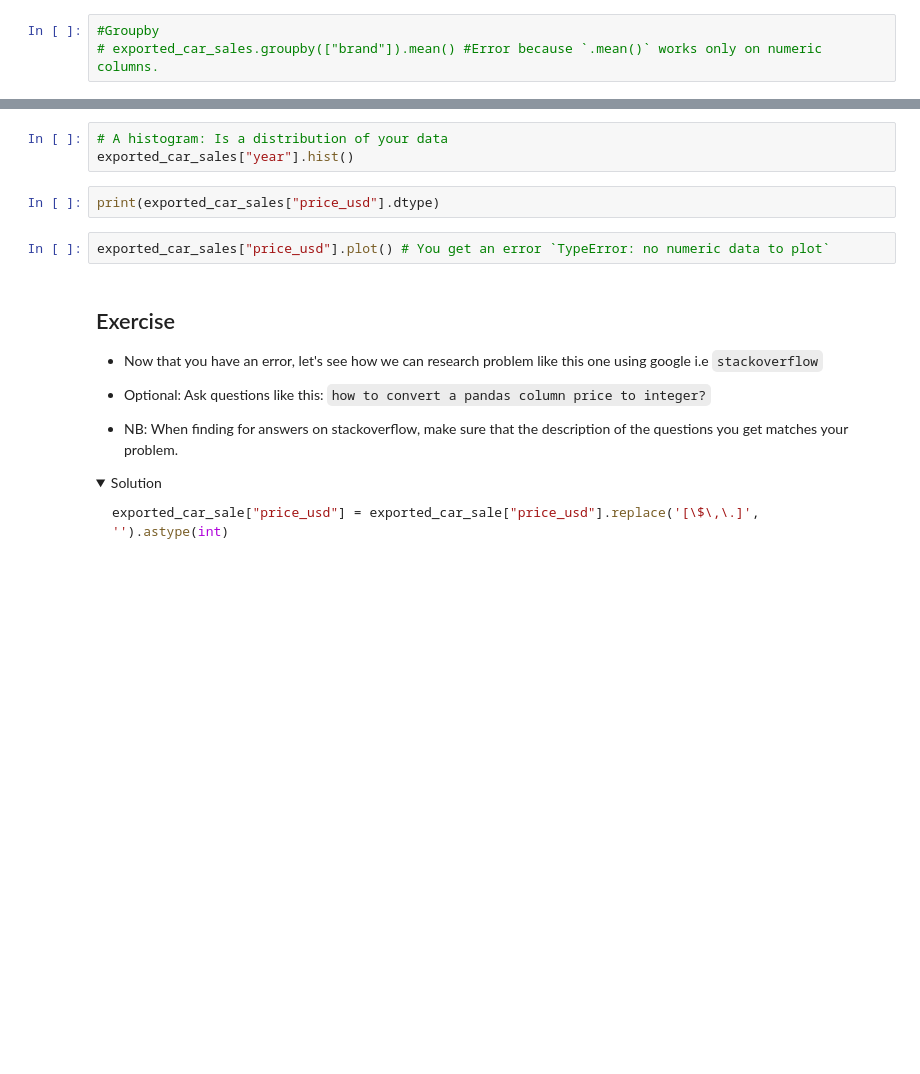
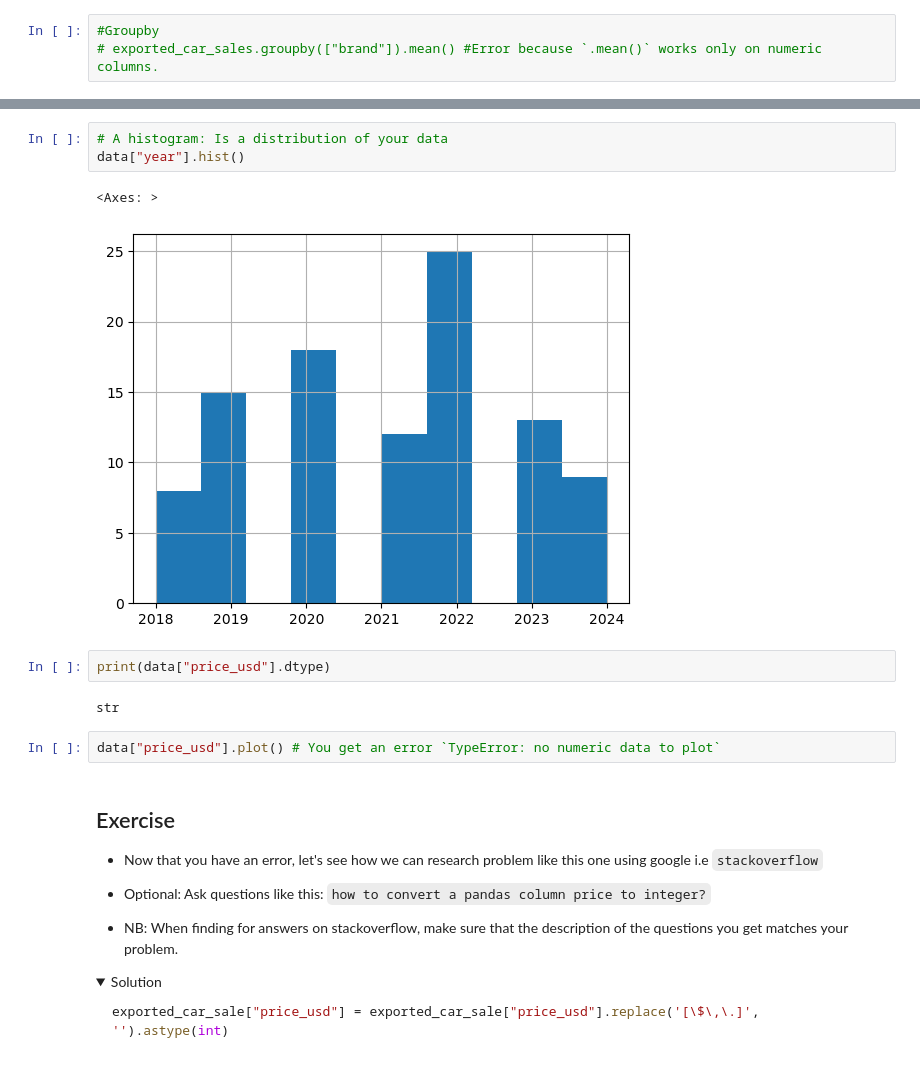
Before and after one commit to devmab24/3Logy-NDI-AI-ML-Crash, a Jupyter notebook: docs/pandas_matplotlib_numpy/Beginner_Pandas_Matplotlib_NumPy_Practice_Manual.ipynb, the cells around one changed output, grey strips where cells are left out. Cells and saved outputs as stored; diff of their text form; folded sections open; blank space fills up the shorter version.

```diff
--- a/docs/pandas_matplotlib_numpy/Beginner_Pandas_Matplotlib_NumPy_Practice_Manual.ipynb
+++ b/docs/pandas_matplotlib_numpy/Beginner_Pandas_Matplotlib_NumPy_Practice_Manual.ipynb
@@ -314,10 +757,15 @@ exported_car_sales["year"].plot()
 # %%
 # A histogram: Is a distribution of your data
-exported_car_sales["year"].hist()
+data["year"].hist()
+# %% [output]
+<Axes: >
+[figure, added]
 # %%
-print(exported_car_sales["price_usd"].dtype)
+print(data["price_usd"].dtype)
+# %% [output]
+str
 # %%
-exported_car_sales["price_usd"].plot() # You get an error `TypeError: no numeric data to plot`
+data["price_usd"].plot() # You get an error `TypeError: no numeric data to plot`
 # %% [markdown]
 ## Exercise
 - Now that you have an error, let's see how we can research problem like this one using google i.e `stackoverflow`
```
Also changed, not shown: parts of 90 cells of this notebook, 1 other file.
